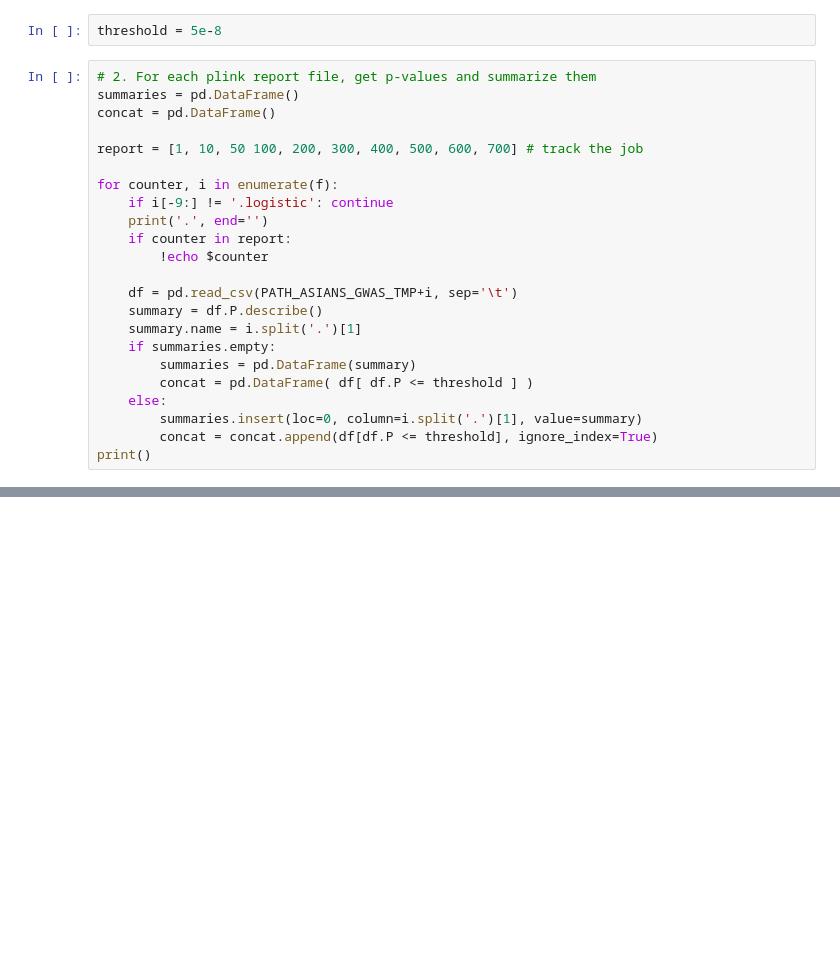
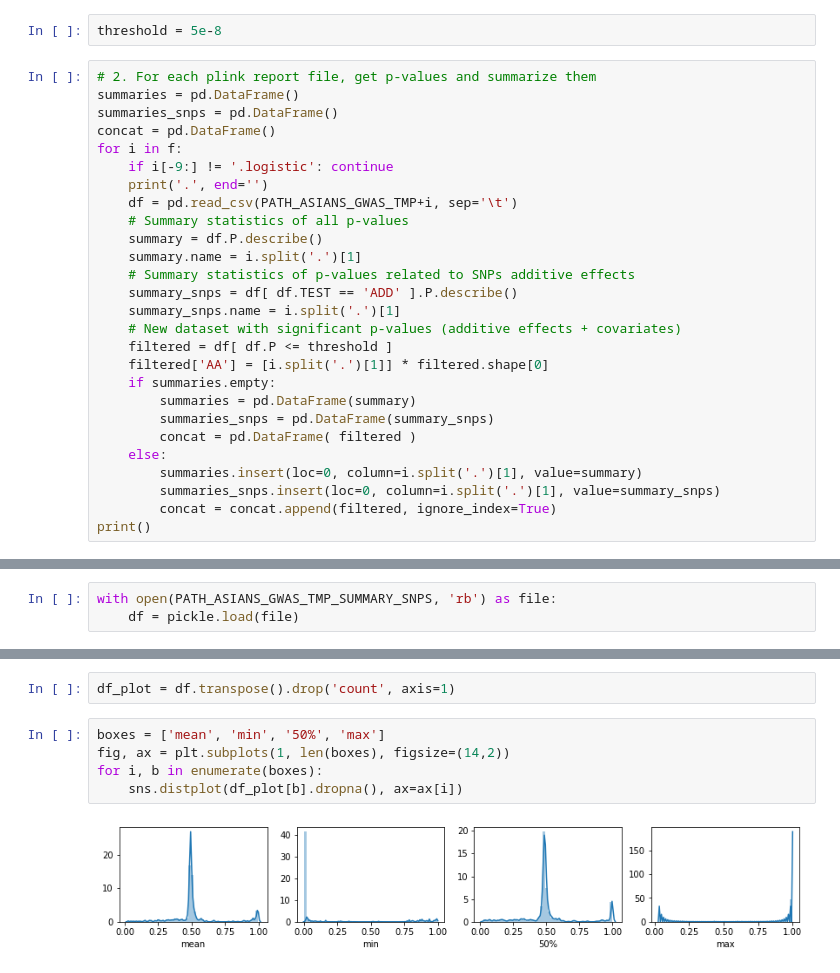
Before and after one commit to matthiaszeller/HBV, a Jupyter notebook: G2G computer.ipynb, the cells around one changed output, grey strips where cells are left out. Drawn from its saved outputs; the diff is of its cells as text; blank space fills up the shorter version.

```diff
--- a/G2G computer.ipynb
+++ b/G2G computer.ipynb
@@ -85,25 +90,29 @@ threshold = 5e-8
 # %%
 # 2. For each plink report file, get p-values and summarize them
 summaries = pd.DataFrame()
+summaries_snps = pd.DataFrame()
 concat = pd.DataFrame()
-
-report = [1, 10, 50 100, 200, 300, 400, 500, 600, 700] # track the job
-
-for counter, i in enumerate(f):
+for i in f:
     if i[-9:] != '.logistic': continue
     print('.', end='')
-    if counter in report:
-        !echo $counter
-
     df = pd.read_csv(PATH_ASIANS_GWAS_TMP+i, sep='\t')
+    # Summary statistics of all p-values
     summary = df.P.describe()
     summary.name = i.split('.')[1]
+    # Summary statistics of p-values related to SNPs additive effects
+    summary_snps = df[ df.TEST == 'ADD' ].P.describe()
+    summary_snps.name = i.split('.')[1]
+    # New dataset with significant p-values (additive effects + covariates)
+    filtered = df[ df.P <= threshold ]
+    filtered['AA'] = [i.split('.')[1]] * filtered.shape[0]
     if summaries.empty:
         summaries = pd.DataFrame(summary)
-        concat = pd.DataFrame( df[ df.P <= threshold ] )
+        summaries_snps = pd.DataFrame(summary_snps)
+        concat = pd.DataFrame( filtered )
     else:
         summaries.insert(loc=0, column=i.split('.')[1], value=summary)
-        concat = concat.append(df[df.P <= threshold], ignore_index=True)
+        summaries_snps.insert(loc=0, column=i.split('.')[1], value=summary_snps)
+        concat = concat.append(filtered, ignore_index=True)
 print()
 # %% [output]
 ..
@@ -115,0 +135,3 @@ write_binary(): successfully written in 'data/plink/gwas/filtered_g2g'
+# %%
+with open(PATH_ASIANS_GWAS_TMP_SUMMARY_SNPS, 'rb') as file:
+    df = pickle.load(file)
@@ -115,0 +175,9 @@ write_binary(): successfully written in 'data/plink/gwas/filtered_g2g'
+# %%
+df_plot = df.transpose().drop('count', axis=1)
+# %%
+boxes = ['mean', 'min', '50%', 'max']
+fig, ax = plt.subplots(1, len(boxes), figsize=(14,2))
+for i, b in enumerate(boxes):
+    sns.distplot(df_plot[b].dropna(), ax=ax[i])
+# %% [output]
+[figure, added]
```
Also changed, not shown: parts of 28 cells of this notebook, 1 other file.
